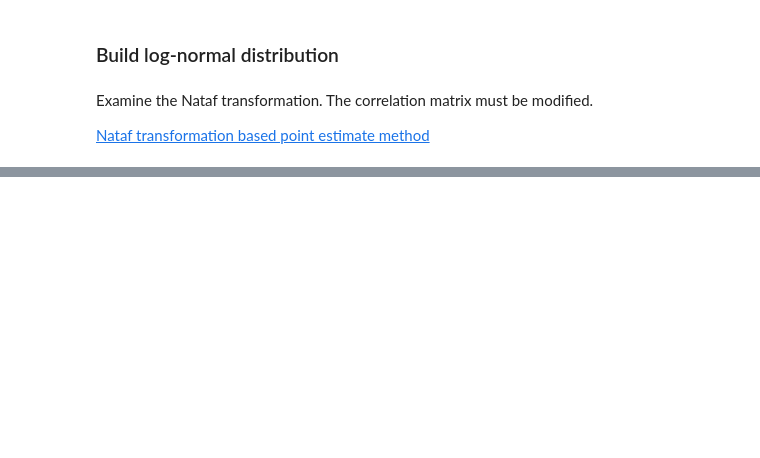
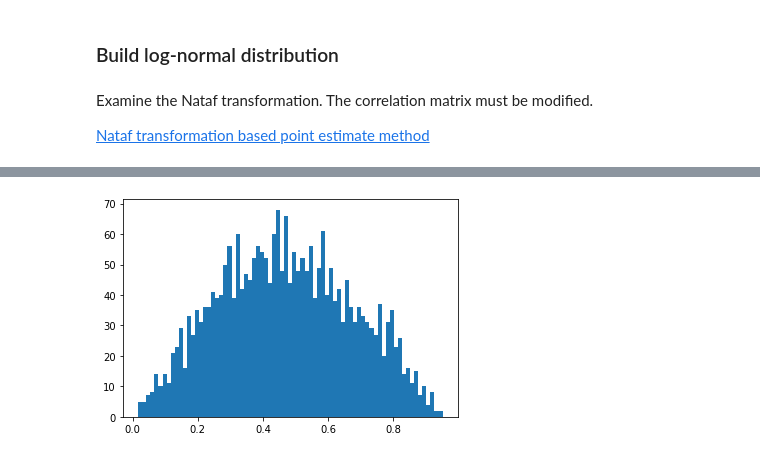
Before and after one commit to mark-hobbs/pyrf, a Jupyter notebook: Random_field_generation.ipynb, the cells around one changed output, grey strips where cells are left out. Cells and saved outputs as stored; diff of their text form; code cells hidden in the pictures; blank space fills up the shorter version.

```diff
--- a/Random_field_generation.ipynb
+++ b/Random_field_generation.ipynb
@@ -88,0 +96,5 @@ Standard deviation : 12.58
+# %%
+rv_norm = stats.norm.cdf(K, mean_fc, std_dev)
+plt.hist(rv_norm, 75);
+# %% [output]
+[figure, added]
```
Also changed, not shown: parts of 12 cells of this notebook, 3 other files.
